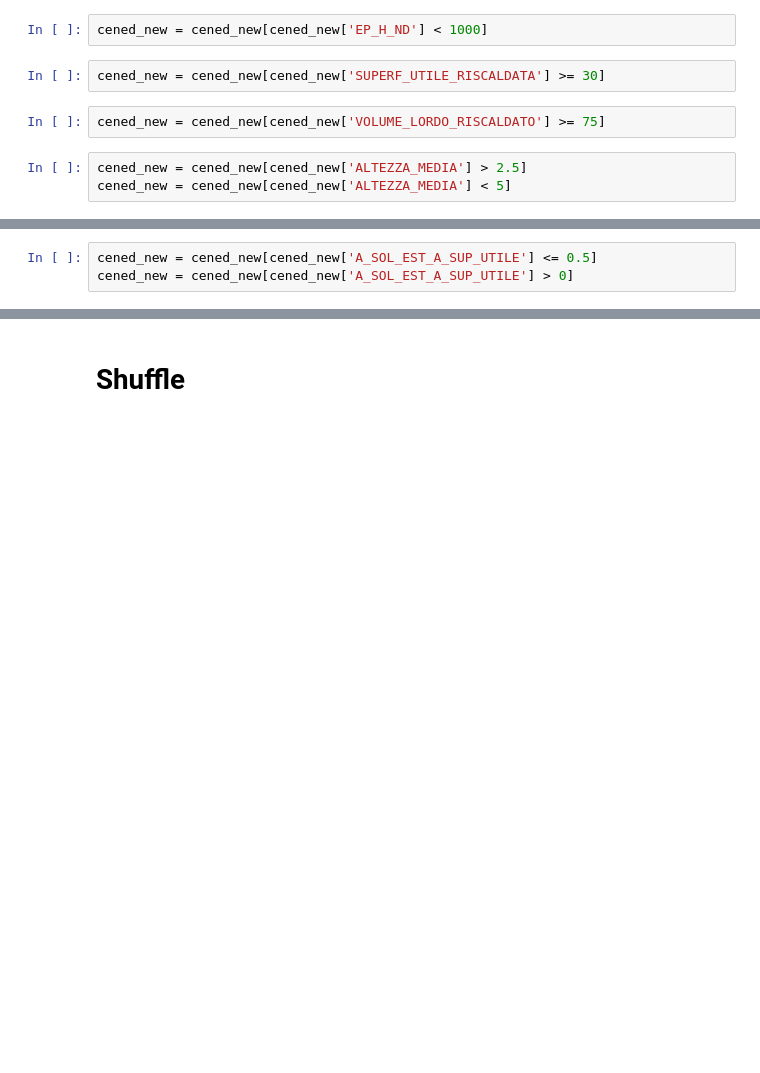
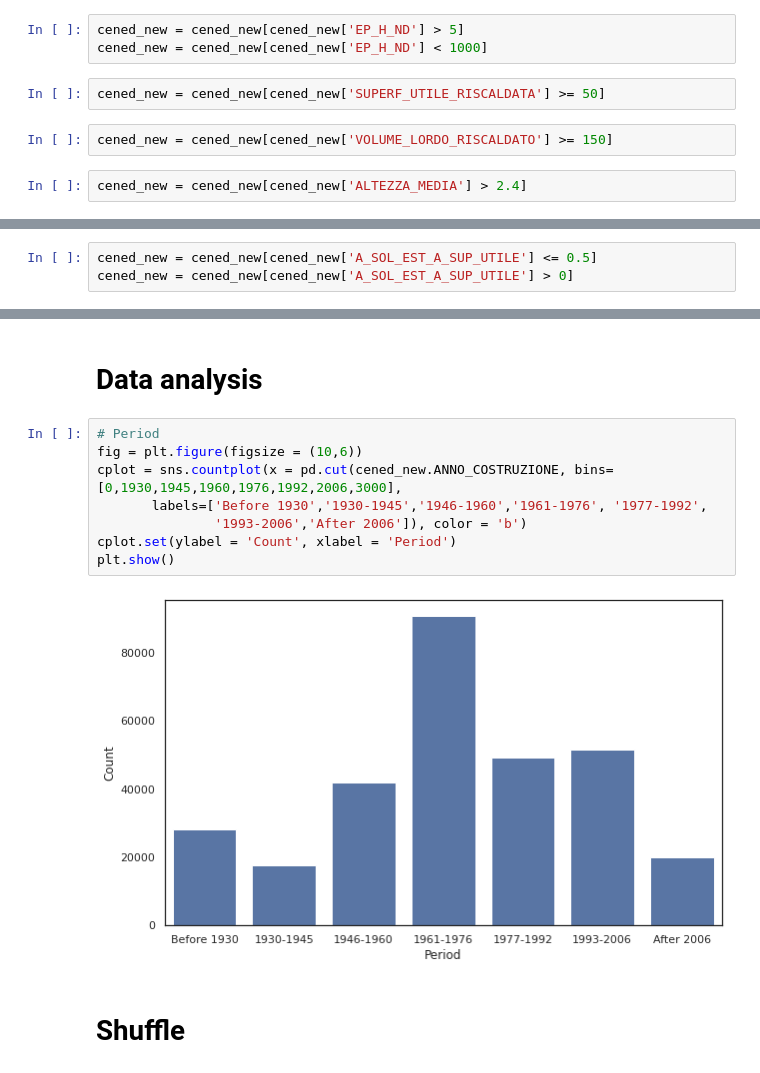
Before and after one commit to rboghe/cened, a Jupyter notebook: cened_2_0_ml.ipynb, the cells around one changed output, grey strips where cells are left out. Saved outputs shown, nothing was run; the diff lists cells and outputs as text; blank space fills up the shorter version.

Commit message:
Add plots

```diff
--- a/cened_2_0_ml.ipynb
+++ b/cened_2_0_ml.ipynb
@@ -156,14 +154,14 @@ cened_new['A_SOL_EST'] = cened_new['A_SOL_EST_A_SUP_UTILE']/cened_new['SUPERF_UT
 # %% [markdown]
 # Filters
 # %%
+cened_new = cened_new[cened_new['EP_H_ND'] > 5]
 cened_new = cened_new[cened_new['EP_H_ND'] < 1000]
 # %%
-cened_new = cened_new[cened_new['SUPERF_UTILE_RISCALDATA'] >= 30]
+cened_new = cened_new[cened_new['SUPERF_UTILE_RISCALDATA'] >= 50]
 # %%
-cened_new = cened_new[cened_new['VOLUME_LORDO_RISCALDATO'] >= 75]
+cened_new = cened_new[cened_new['VOLUME_LORDO_RISCALDATO'] >= 150]
 # %%
-cened_new = cened_new[cened_new['ALTEZZA_MEDIA'] > 2.5]
-cened_new = cened_new[cened_new['ALTEZZA_MEDIA'] < 5]
+cened_new = cened_new[cened_new['ALTEZZA_MEDIA'] > 2.4]
 # %%
 cened_new = cened_new[cened_new['Y_IE'] <= 6]
 cened_new = cened_new[cened_new['Y_IE'] >= 0.01] #0.03
@@ -183,3 +175,15 @@ len(cened_new)
+# %% [markdown]
+# Data analysis
+# %%
+# Period
+fig = plt.figure(figsize = (10,6))
+cplot = sns.countplot(x = pd.cut(cened_new.ANNO_COSTRUZIONE, bins=[0,1930,1945,1960,1976,1992,2006,3000],
+       labels=['Before 1930','1930-1945','1946-1960','1961-1976', '1977-1992',
+               '1993-2006','After 2006']), color = 'b')
+cplot.set(ylabel = 'Count', xlabel = 'Period')
+plt.show()
+# %% [output]
+[figure, added]
 # %% [markdown]
 # Shuffle
 # %%
```
Also changed, not shown: parts of 31 cells of this notebook.
